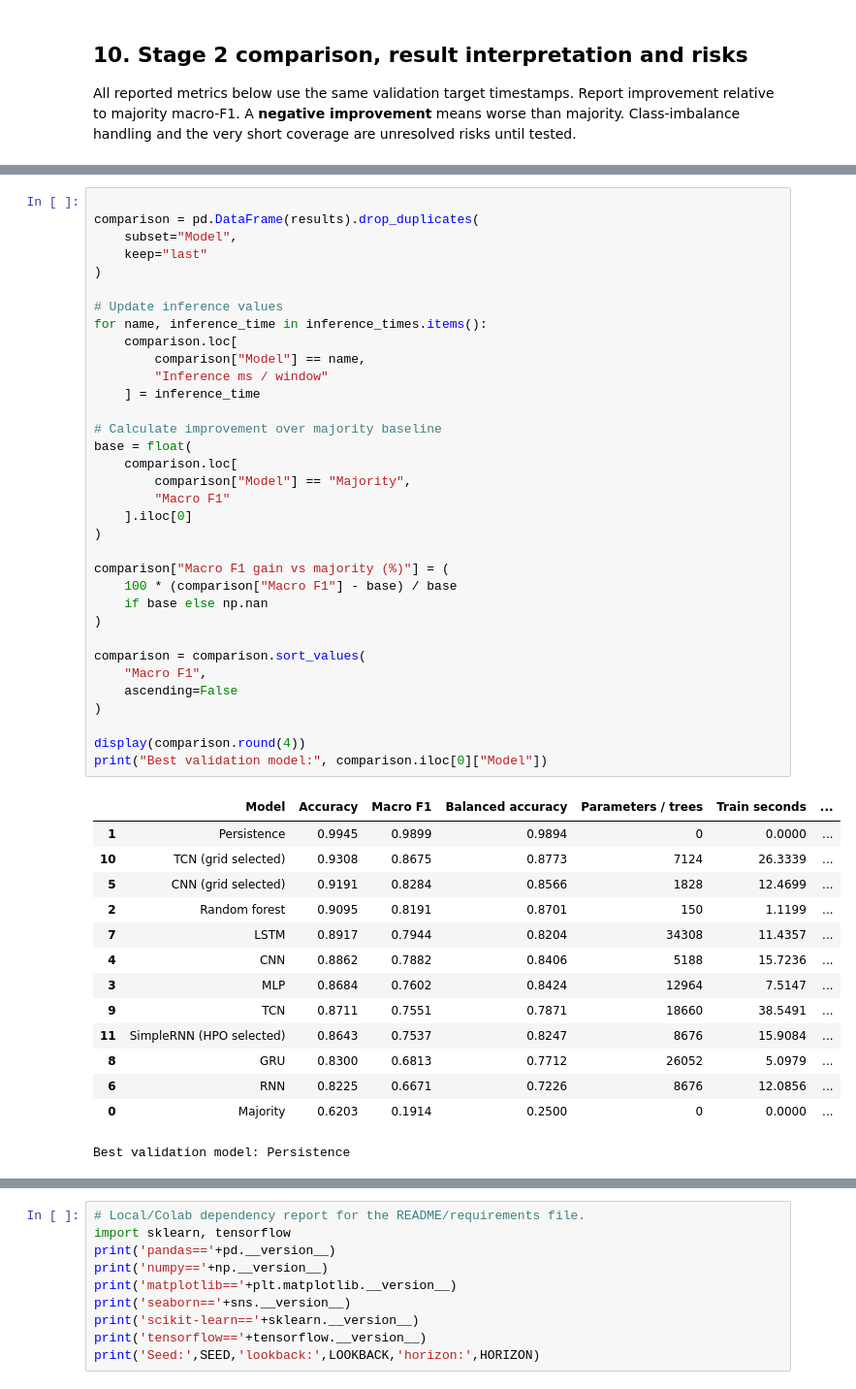
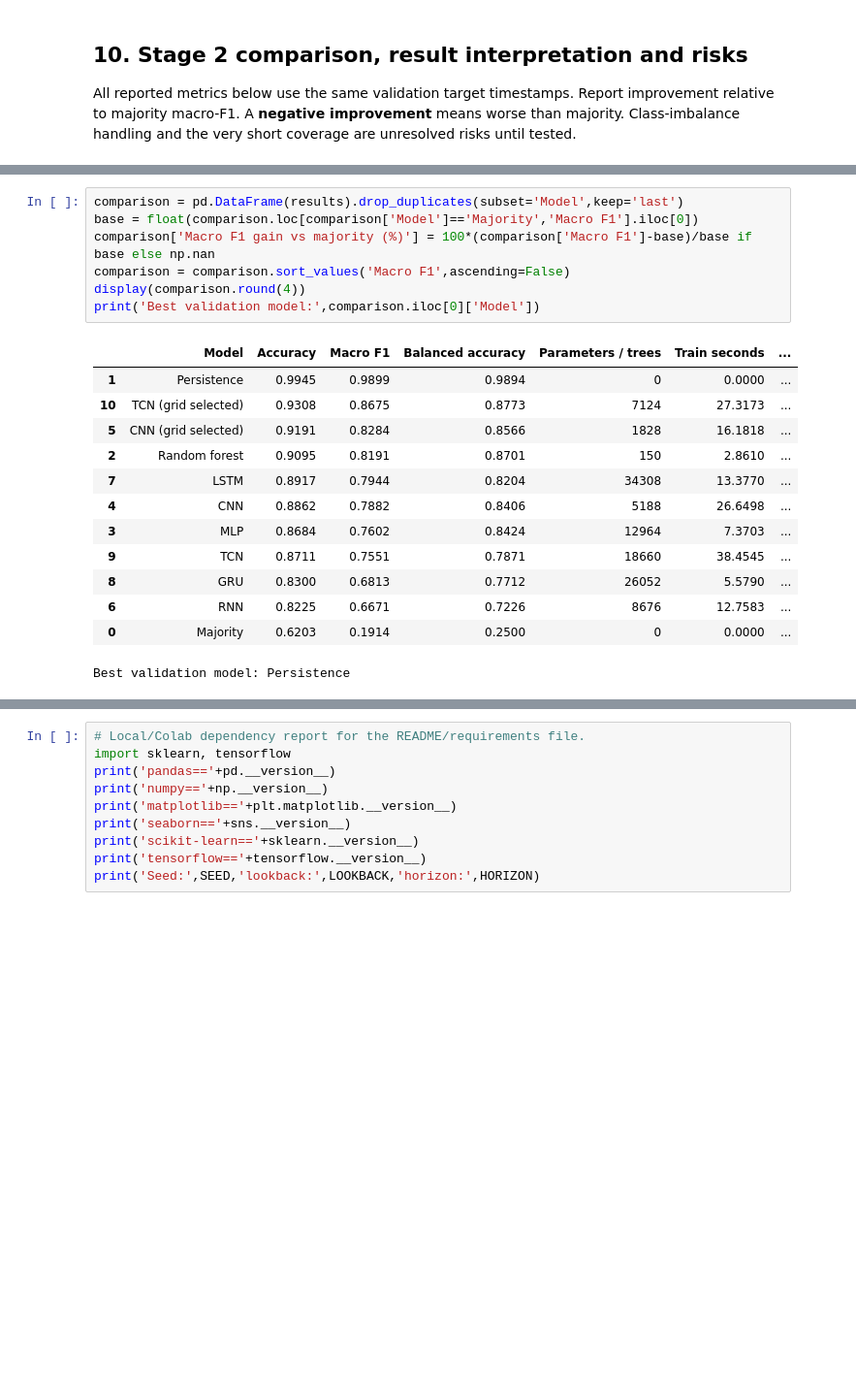
Before and after one commit to foner21/AISE4010_Section4_Group5, a Jupyter notebook: aise4010_section4group5_demo.ipynb, the cells around one changed output, grey strips where cells are left out. Shown at 97% size. Drawn from its saved outputs; the diff is of its cells as text; blank space fills up the shorter version.

```diff
--- a/aise4010_section4group5_demo.ipynb
+++ b/aise4010_section4group5_demo.ipynb
@@ -2049,49 +1533,21 @@ inference_times['SimpleRNN (HPO selected)'] = float(
 # %%
-
-comparison = pd.DataFrame(results).drop_duplicates(
-    subset="Model",
-    keep="last"
-)
-
-# Update inference values
-for name, inference_time in inference_times.items():
-    comparison.loc[
-        comparison["Model"] == name,
-        "Inference ms / window"
-    ] = inference_time
-
-# Calculate improvement over majority baseline
-base = float(
-    comparison.loc[
-        comparison["Model"] == "Majority",
-        "Macro F1"
-    ].iloc[0]
-)
-
-comparison["Macro F1 gain vs majority (%)"] = (
-    100 * (comparison["Macro F1"] - base) / base
-    if base else np.nan
-)
-
-comparison = comparison.sort_values(
-    "Macro F1",
-    ascending=False
-)
-
+comparison = pd.DataFrame(results).drop_duplicates(subset='Model',keep='last')
+base = float(comparison.loc[comparison['Model']=='Majority','Macro F1'].iloc[0])
+comparison['Macro F1 gain vs majority (%)'] = 100*(comparison['Macro F1']-base)/base if base else np.nan
+comparison = comparison.sort_values('Macro F1',ascending=False)
 display(comparison.round(4))
-print("Best validation model:", comparison.iloc[0]["Model"])
+print('Best validation model:',comparison.iloc[0]['Model'])
 # %% [output]
 |  | Model | Accuracy | Macro F1 | Balanced accuracy | Parameters / trees | Train seconds | ... |
 | 1 | Persistence | 0.9945 | 0.9899 | 0.9894 | 0 | 0.0000 | ... |
-| 10 | TCN (grid selected) | 0.9308 | 0.8675 | 0.8773 | 7124 | 26.3339 | ... |
-| 5 | CNN (grid selected) | 0.9191 | 0.8284 | 0.8566 | 1828 | 12.4699 | ... |
-| 2 | Random forest | 0.9095 | 0.8191 | 0.8701 | 150 | 1.1199 | ... |
-| 7 | LSTM | 0.8917 | 0.7944 | 0.8204 | 34308 | 11.4357 | ... |
-| 4 | CNN | 0.8862 | 0.7882 | 0.8406 | 5188 | 15.7236 | ... |
-| 3 | MLP | 0.8684 | 0.7602 | 0.8424 | 12964 | 7.5147 | ... |
-| 9 | TCN | 0.8711 | 0.7551 | 0.7871 | 18660 | 38.5491 | ... |
-| 11 | SimpleRNN (HPO selected) | 0.8643 | 0.7537 | 0.8247 | 8676 | 15.9084 | ... |
-| 8 | GRU | 0.8300 | 0.6813 | 0.7712 | 26052 | 5.0979 | ... |
-| 6 | RNN | 0.8225 | 0.6671 | 0.7226 | 8676 | 12.0856 | ... |
+| 10 | TCN (grid selected) | 0.9308 | 0.8675 | 0.8773 | 7124 | 27.3173 | ... |
+| 5 | CNN (grid selected) | 0.9191 | 0.8284 | 0.8566 | 1828 | 16.1818 | ... |
+| 2 | Random forest | 0.9095 | 0.8191 | 0.8701 | 150 | 2.8610 | ... |
+| 7 | LSTM | 0.8917 | 0.7944 | 0.8204 | 34308 | 13.3770 | ... |
+| 4 | CNN | 0.8862 | 0.7882 | 0.8406 | 5188 | 26.6498 | ... |
+| 3 | MLP | 0.8684 | 0.7602 | 0.8424 | 12964 | 7.3703 | ... |
+| 9 | TCN | 0.8711 | 0.7551 | 0.7871 | 18660 | 38.4545 | ... |
+| 8 | GRU | 0.8300 | 0.6813 | 0.7712 | 26052 | 5.5790 | ... |
+| 6 | RNN | 0.8225 | 0.6671 | 0.7226 | 8676 | 12.7583 | ... |
 | 0 | Majority | 0.6203 | 0.1914 | 0.2500 | 0 | 0.0000 | ... |
 Best validation model: Persistence
```
Also changed, not shown: parts of 41 cells of this notebook.
